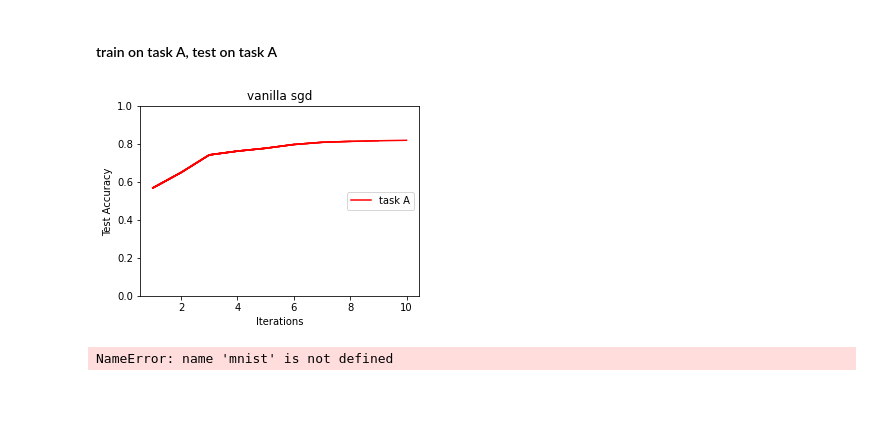
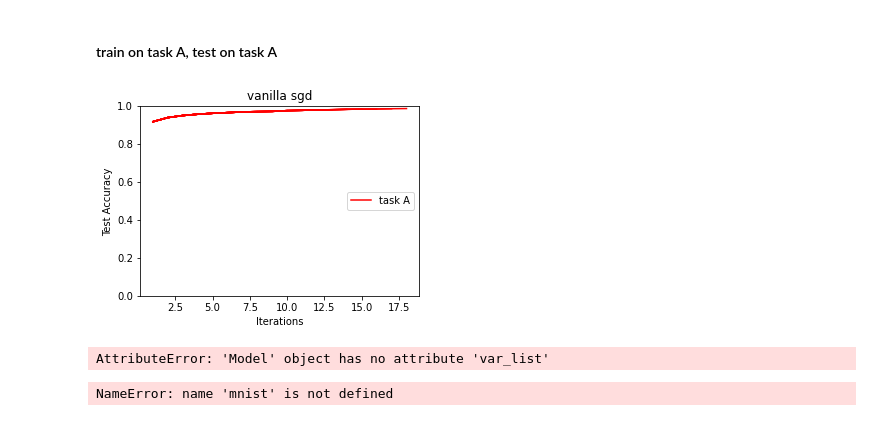
Before and after one commit to yuniteh/overcoming-catastrophic, a Jupyter notebook: experiment.ipynb, the cells around one changed output. Saved outputs shown, nothing was run; the diff lists cells and outputs as text; code cells hidden in the pictures.

```diff
--- a/experiment.ipynb
+++ b/experiment.ipynb
@@ -62,15 +64,20 @@ def plot_test_acc(plot_handles):
 def train_task(model, num_iter, disp_freq, x_train, y_train, x_test, y_test, x, y_, lams=[0]):
     for l in range(len(lams)):
         # lams[l] sets weight on old task(s)
-        model.restore(sess) # reassign optimal weights from previous training session
-        if(lams[l] == 0):
-            model.set_vanilla_loss()
-        else:
-            model.update_ewc_loss(lams[l])
+        # model.restore(sess) # reassign optimal weights from previous training session
+        # if(lams[l] == 0):
+        #     model.set_vanilla_loss()
+        # else:
+        #     model.update_ewc_loss(lams[l])
         # initialize test accuracy array for each task
         test_accs = []
         for task in range(len(x_test)):
             test_accs.append(np.zeros(int(num_iter/disp_freq)))
+        train_ewc = get_train_ewc()
+        optimizer = tf.keras.optimizers.SGD(learning_rate=0.001)
+        train_loss = tf.keras.metrics.Mean(name='train_loss')
+        train_accuracy = tf.keras.metrics.CategoricalAccuracy(name='train_accuracy')
+        ds = tf.data.Dataset.from_tensor_slices((x_train, y_train)).shuffle(x_train.shape[0],reshuffle_each_iteration=True).batch(100)
         # train on current task
         start = 0
         end = start+100
@@ -79,14 +86,16 @@ def train_task(model, num_iter, disp_freq, x_train, y_train, x_test, y_test, x,
             end = start+100
             # x_in = x_train[start:end,...]
             # y_in = y_train[start:end,...]
-            for i in range(len(x_train)//500):
-                x_in = x_train[start:end,...]
-                y_in = y_train[start:end,...]
-                start +=100
-                end+=100
-            # batch = trainset.train.next_batch(100)
-            # model.train_step.run(feed_dict={x: batch[0], y_: batch[1]})
-                model.train_step.run(feed_dict={x: x_in, y_: y_in})
+            # for i in range(len(x_train)//500):
+            #     x_in = x_train[start:end,...]
+            #     y_in = y_train[start:end,...]
+            #     start +=100
+            #     end+=100
+            # # batch = trainset.train.next_batch(100)
+            # # model.train_step.run(feed_dict={x: batch[0], y_: batch[1]})
+            #     model.train_step.run(feed_dict={x: x_in, y_: y_in})
+            for x_in, y_in in ds:
+                train_ewc(x_in, y_in, model, optimizer, train_loss, train_accuracy, lam=0)
 
             if iter % disp_freq == 0:
                 plt.subplot(1, len(lams), l+1)
@@ -95,7 +104,8 @@ def train_task(model, num_iter, disp_freq, x_train, y_train, x_test, y_test, x,
                 for task in range(len(x_test)):
                     # feed_dict={x: testsets[task].test.images, y_: testsets[task].test.labels}
                     feed_dict={x: x_test[task], y_: y_test[task]}
-                    test_accs[task][int(iter/disp_freq)] = model.accuracy.eval(feed_dict=feed_dict)
+                    test_accs[task][int(iter/disp_freq)] = model.acc(x=x_test[task], y = y_test[task])
+                    # test_accs[task][int(iter/disp_freq)] = model.accuracy.eval(feed_dict=feed_dict)
                     c = chr(ord('A') + task)
                     plot_h, = plt.plot(range(1,iter+2,disp_freq), test_accs[task][:int(iter/disp_freq+1)], colors[task], label="task " + c)
                     plots.append(plot_h)
@@ -114,3 +124,3 @@ y_ = tf.placeholder(tf.float32, shape=[None, 10])
 # %%
 # instantiate new model
-model = Model(x, y_) # simple 2-layer network
+model = Model() # simple 2-layer network
@@ -131,11 +130,13 @@ sess.run(tf.global_variables_initializer())
 # %% [markdown]
 #### train on task A, test on task A
 # %%
-train_task(model, 30, 1, x_train,y_train, [x_train],[y_train], x, y_, lams=[0])
+train_task(model, 30, 1, x_train,y_train, [x_train],[y_train],2,2 , lams=[0])
 # %% [output]
-[figure, old version]
+[figure, new version]
 # %%
 temp = model.var_list
+# %% [output]
+AttributeError: 'Model' object has no attribute 'var_list'
 # %%
 # training 1st task
 train_task(model, 800, 20, mnist, [mnist], x, y_, lams=[0])
```
Also changed, not shown: parts of 7 cells of this notebook, 1 other file.
